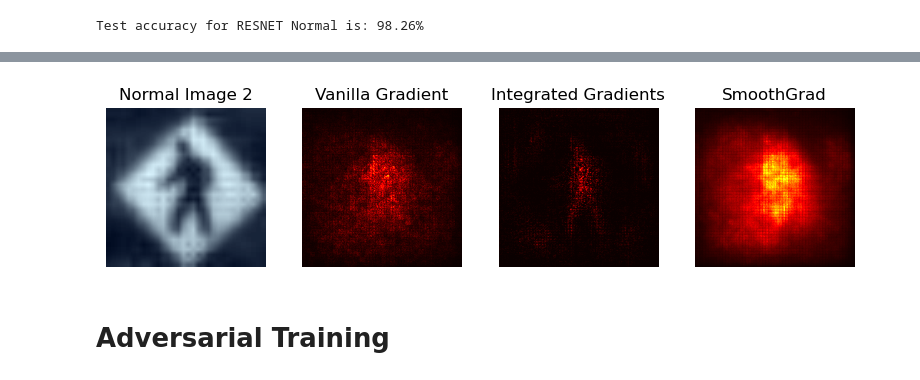
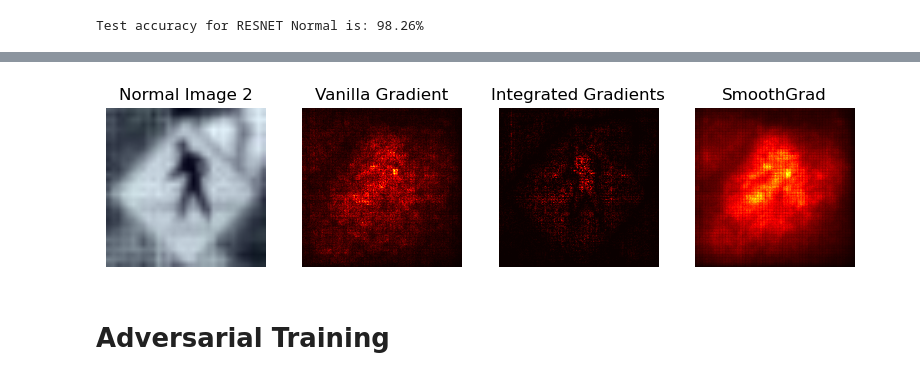
Before and after one commit to sanishsuwal7/VehicleSec, a Jupyter notebook: resnet_lisa_saliency.ipynb, the cells around one changed output, grey strips where cells are left out. Cells and saved outputs as stored; diff of their text form; code cells hidden in the pictures.

```diff
--- a/resnet_lisa_saliency.ipynb
+++ b/resnet_lisa_saliency.ipynb
@@ -205,11 +205,12 @@ a_batch_saliency = Saliency(model).attribute(inputs=x_batch, target=y_batch, abs
 saliency = Saliency(model)
 a_batch_smoothgrad = NoiseTunnel(saliency).attribute(inputs = x_batch, target = y_batch, nt_type ='smoothgrad', nt_samples = 50, stdevs=0.15).sum(axis=1).cpu().numpy()
 x_batch, y_batch = x_batch.cpu().numpy(), y_batch.cpu().numpy()
+# %%
+index = indexes[4]
 # %%
-index = indexes[2]
 image_explanation(index, x_batch, y_batch, a_batch_saliency, a_batch_integrad, a_batch_smoothgrad, 'resnet_lisa_normal')
 # %% [output]
-[figure, old version]
+[figure, new version]
 # %% [markdown]
 # Adversarial Training
 # %%
```
Also changed, not shown: parts of 5 cells of this notebook, 1 other file.
